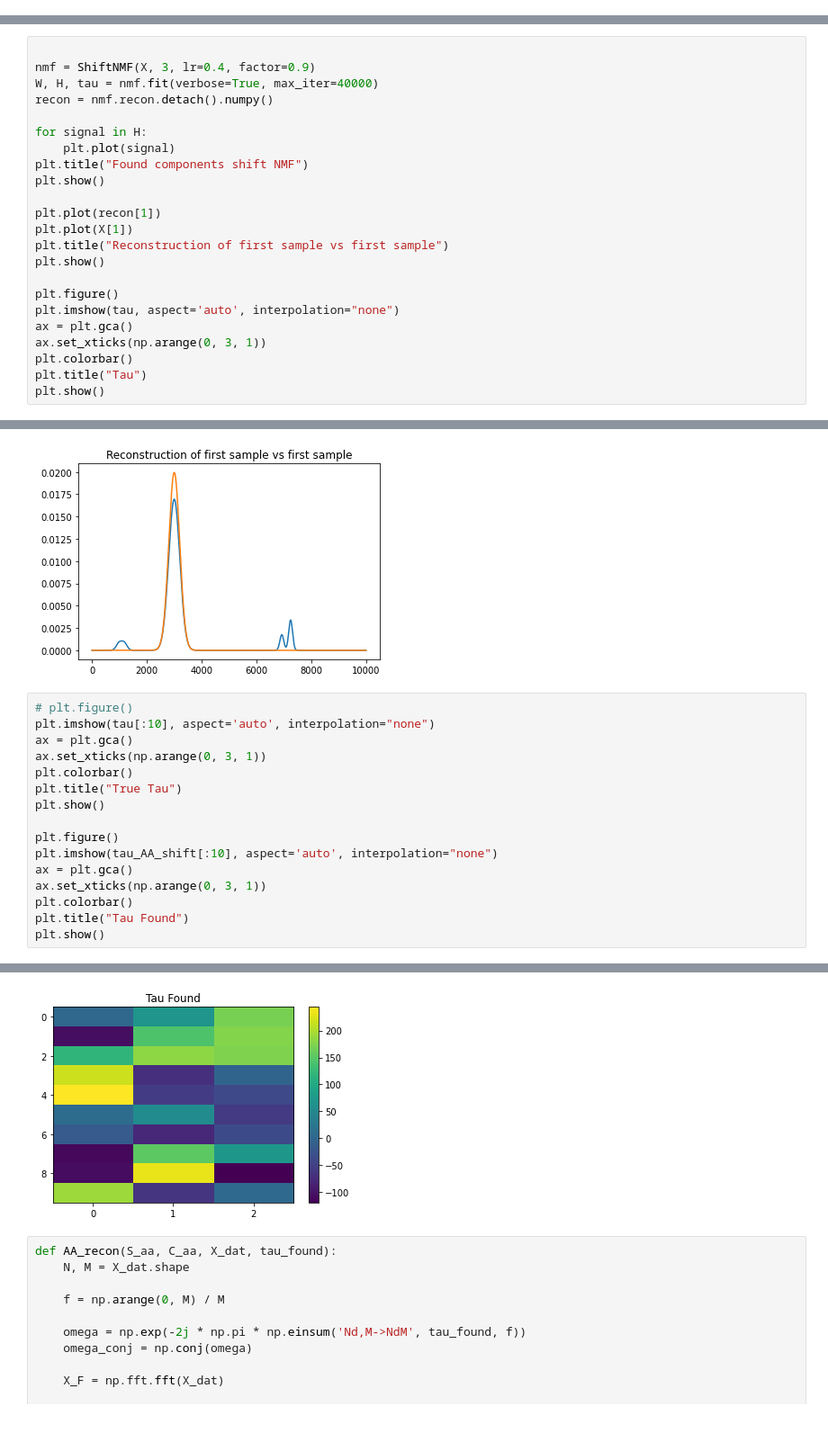
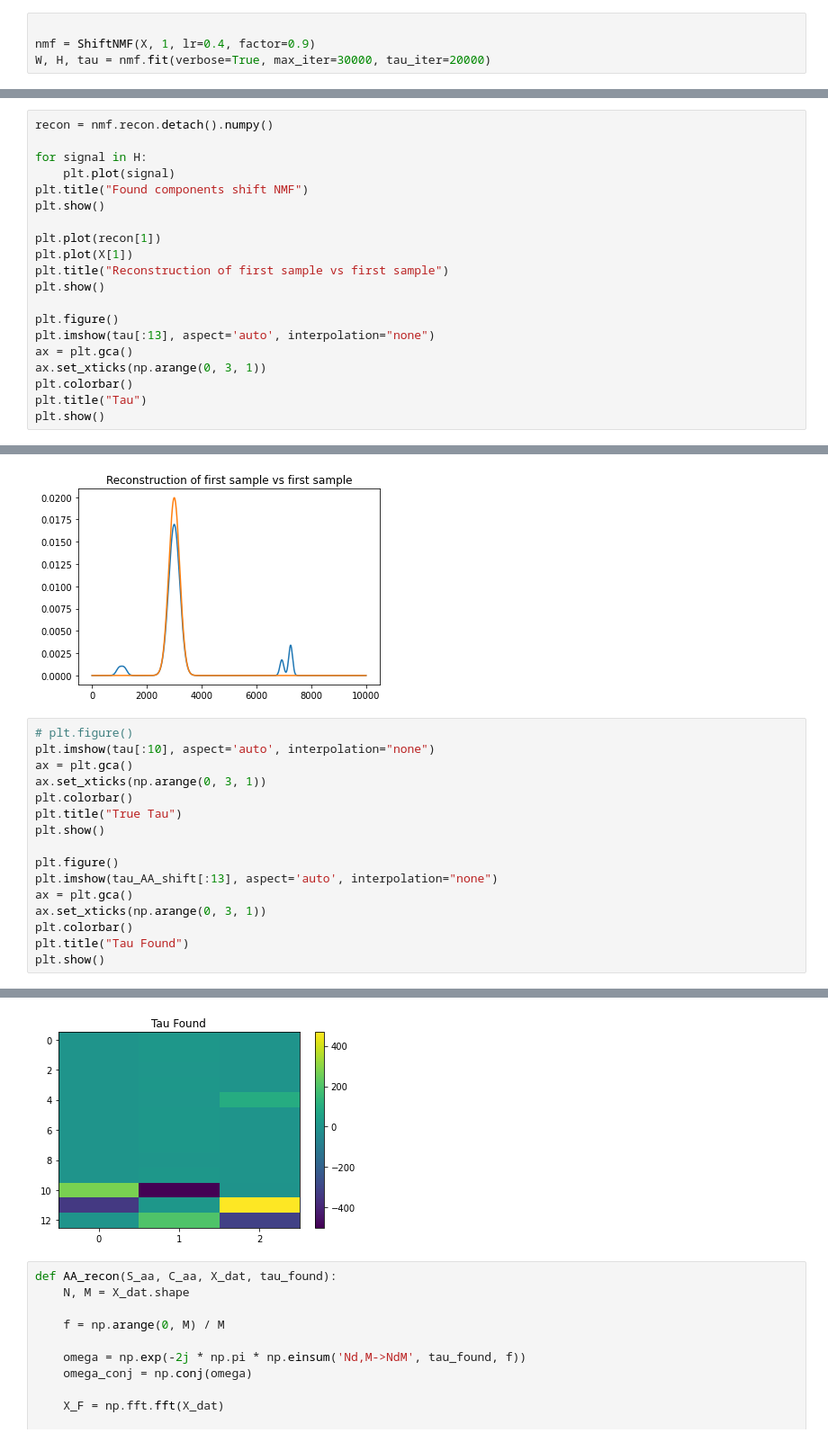
Before and after one commit to AlexanderVoldby/02466Fagprojekt2023, a Jupyter notebook: test_with_shift.ipynb, the cells around one changed output, grey strips where cells are left out. Shown at 90% size. Drawn from its saved outputs; the diff is of its cells as text.

```diff
--- a/test_with_shift.ipynb
+++ b/test_with_shift.ipynb
@@ -117,2 +117,6 @@ epoch: 15158, Loss: 0.07299871242654253
 # %% [markdown]
 ## Shift NMF
+# %%
+
+nmf = ShiftNMF(X, 1, lr=0.4, factor=0.9)
+W, H, tau = nmf.fit(verbose=True, max_iter=30000, tau_iter=20000)
@@ -119,7 +125,4 @@ epoch: 15158, Loss: 0.07299871242654253
 # %%
-
-nmf = ShiftNMF(X, 3, lr=0.4, factor=0.9)
-W, H, tau = nmf.fit(verbose=True, max_iter=40000)
 recon = nmf.recon.detach().numpy()
 
 for signal in H:
@@ -133,7 +136,7 @@ plt.title("Reconstruction of first sample vs first sample")
 plt.show()
 
 plt.figure()
-plt.imshow(tau, aspect='auto', interpolation="none")
+plt.imshow(tau[:13], aspect='auto', interpolation="none")
 ax = plt.gca()
 ax.set_xticks(np.arange(0, 3, 1))
 plt.colorbar()
@@ -368,22 +372,22 @@ plt.show()
 # %%
 # plt.figure()
 plt.imshow(tau[:10], aspect='auto', interpolation="none")
 ax = plt.gca()
 ax.set_xticks(np.arange(0, 3, 1))
 plt.colorbar()
 plt.title("True Tau")
 plt.show()
 
 plt.figure()
-plt.imshow(tau_AA_shift[:10], aspect='auto', interpolation="none")
+plt.imshow(tau_AA_shift[:13], aspect='auto', interpolation="none")
 ax = plt.gca()
 ax.set_xticks(np.arange(0, 3, 1))
 plt.colorbar()
 plt.title("Tau Found")
 plt.show()
 # %% [output]
 [figure]
-[figure, old version]
+[figure, new version]
 # %%
 def AA_recon(S_aa, C_aa, X_dat, tau_found):
     N, M = X_dat.shape
```
Also changed, not shown: parts of 9 cells of this notebook, 1 other file.
